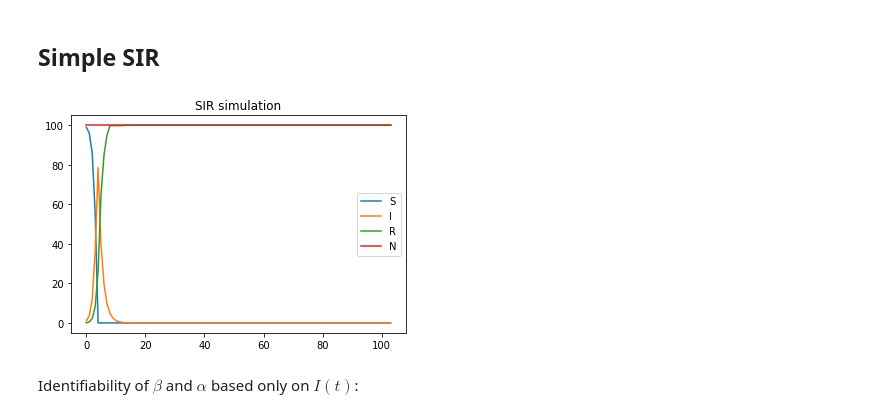
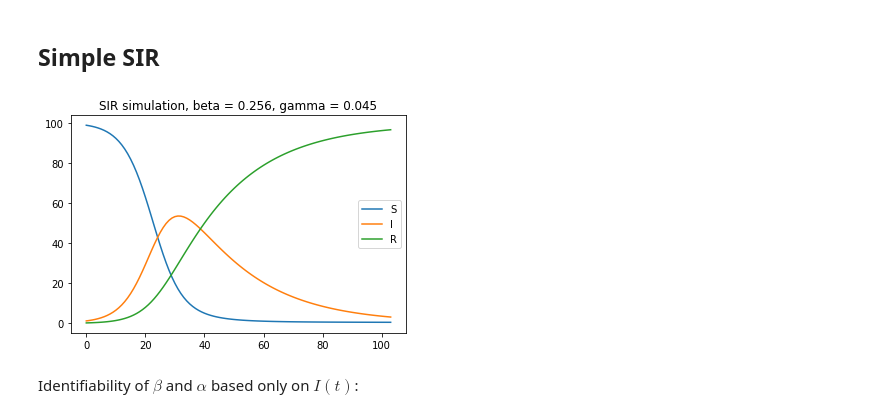
Before and after one commit to fanoja/Ecoli-R0, a Jupyter notebook: SIR models.ipynb, the cells around one changed output. Saved outputs shown, nothing was run; the diff lists cells and outputs as text; code cells hidden in the pictures.

```diff
--- a/SIR models.ipynb
+++ b/SIR models.ipynb
@@ -59,24 +59,24 @@ def SIR(I0, R0, S0, N, T, beta, alpha, batch_size = 1, random_state = None):
 # %%
 # Visualization of this SIR model
 T = range(0,104)
 
-y = SIR(I0 = 1, R0 = 0, S0 = 99, N = 100, T=T, beta = 3, alpha = 0.5) # some parameter combos still produce weird curves, but at least not negative ones or more than N.
+y = SIR(I0 = 1, R0 = 0, S0 = 99, N = 100, T=T, beta = 0.256, alpha = 0.045) # some parameter combos still produce weird curves, but at least not negative ones or more than N.
 N = [100]*len(T)
 #plt.axis([0, max(T), 0, max(N) + 10])
 
 S = y[0]
 I = y[1]
 R = y[2]
 
 plt.plot(T, S)
 plt.plot(T, I)
 plt.plot(T, R)
-plt.plot(T, N)
-plt.title("SIR simulation")
-plt.legend(["S", "I", "R", "N"])
+#plt.plot(T, N)
+plt.title("SIR simulation, beta = 0.256, gamma = 0.045")
+plt.legend(["S", "I", "R"])
 plt.show()
 # %% [output]
-[figure, old version]
+[figure, new version]
 # %% [markdown]
 Identifiability of $\beta$ and $\alpha$ based only on $I(t)$:
 # %%
```
Also changed, not shown: 1 other file.
